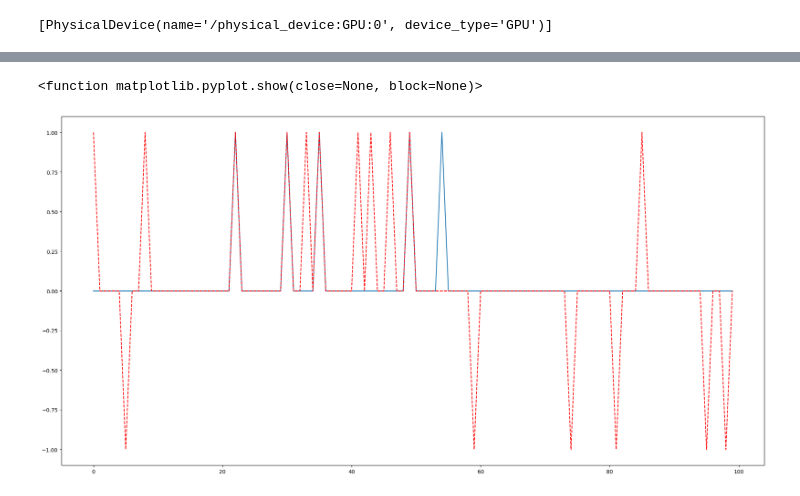
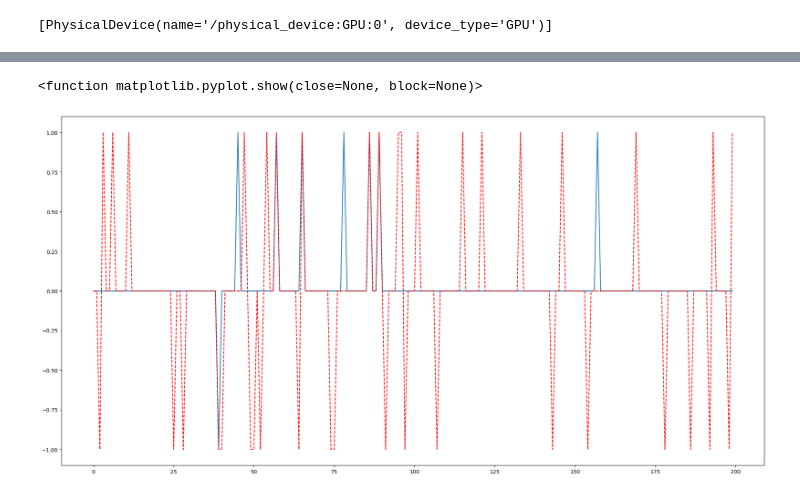
Before and after one commit to Rohan-SSS/ezm_15, a Jupyter notebook: model/model.ipynb, the cells around one changed output, grey strips where cells are left out. Saved outputs shown, nothing was run; the diff lists cells and outputs as text; code cells hidden in the pictures.

```diff
--- a/model/model.ipynb
+++ b/model/model.ipynb
@@ -24,7 +24,7 @@ if physical_devices:
 # %% [output]
 [PhysicalDevice(name='/physical_device:GPU:0', device_type='GPU')]
 # %%
-df = pd.read_csv("../final_df/final_df_minute-15_period-8_feature-27.csv")
+df = pd.read_csv("../final_df/final_df_minute-15_period-8_feature-27-USDCAD.csv")
 df = df.drop("Unnamed: 0", axis=1)
 # %%
 df
@@ -44,7 +44,7 @@ df
 199999 rows × 28 columns
 # %%
 # number of rows to use
-df = df[-10000:]
+df = df[-50000:]
 df.reset_index(inplace=True)
 df = df.drop(['index'], axis=1)
 # %%
@@ -238,5 +224,5 @@ model.save('main-m15-tanh-250-(256, 0.1, 256, 0.1, 256, 0.1, 128, 128, 1)-sgd-(0
 # %%
-model = keras.models.load_model('main-m15-tanh-250-(128, 0.2, 128, 0.1, 128, 1)-sgd-(0.00125)-period6_(50k).hdf5')
+model = keras.models.load_model('EURUSD-m15-tanh-250-(256, 0.1, 256, 0.1, 256, 0.1, 128, 128, 1)-sgd-(0.00125)-period6_(50k).hdf5')
 # %%
 score = model.evaluate(X_test, y_test, verbose=0)
 print('Test loss:', score[0])
@@ -247,4 +233,4 @@ Test accuracy: 0.25630396604537964
 # %%
 predictions = model.predict(X_test)
-cmp = [1 if x > 0.75 else -1 if x < -0.75 else 0 for x in predictions]
+cmp = [1 if x > 0.7 else -1 if x < -0.7 else 0 for x in predictions]
 # %% [output]
@@ -306,9 +249,9 @@ at 0.04 = ~ $300 REMAINS SIMILAR
 # %%
 import matplotlib.pyplot as plt
 plt.figure(figsize=(24,12))
-plt.plot(cmp[-1100:-1000])
-plt.plot(y_test[-1100:-1000],'r', linestyle='--' )
+plt.plot(cmp[-200:])
+plt.plot(y_test[-200:],'r', linestyle='--' )
 plt.show
 # %% [output]
 <function matplotlib.pyplot.show(close=None, block=None)>
-[figure, old version]
+[figure, new version]
```
Also changed, not shown: parts of 15 cells of this notebook, 18 other files.
